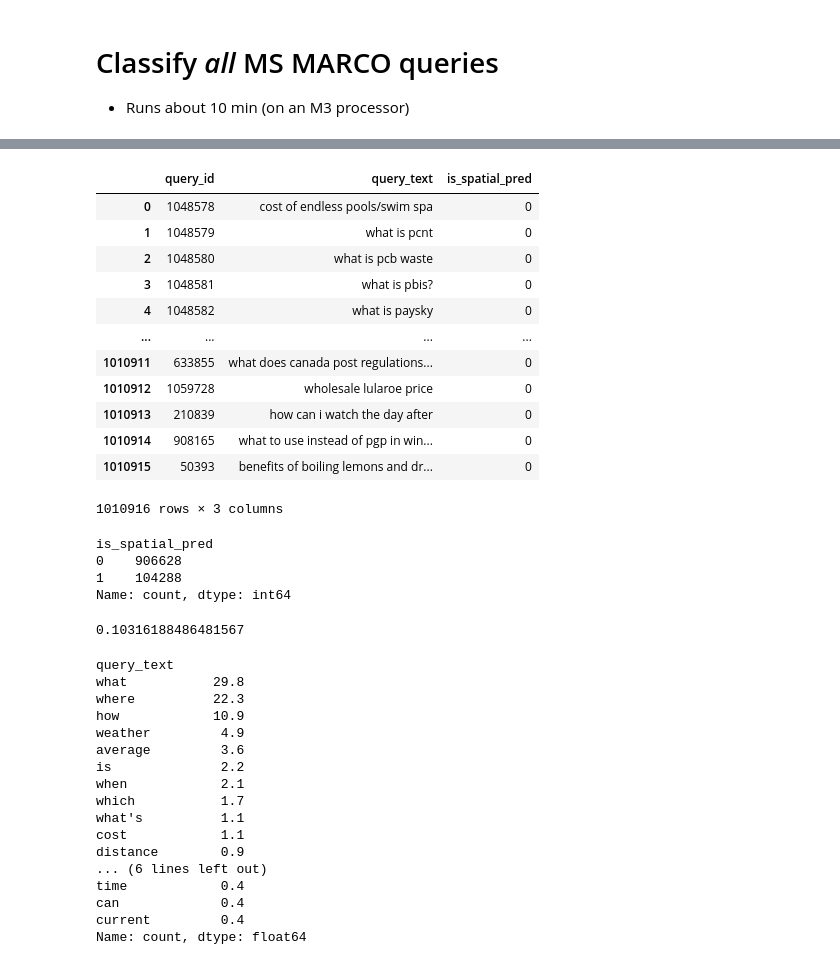
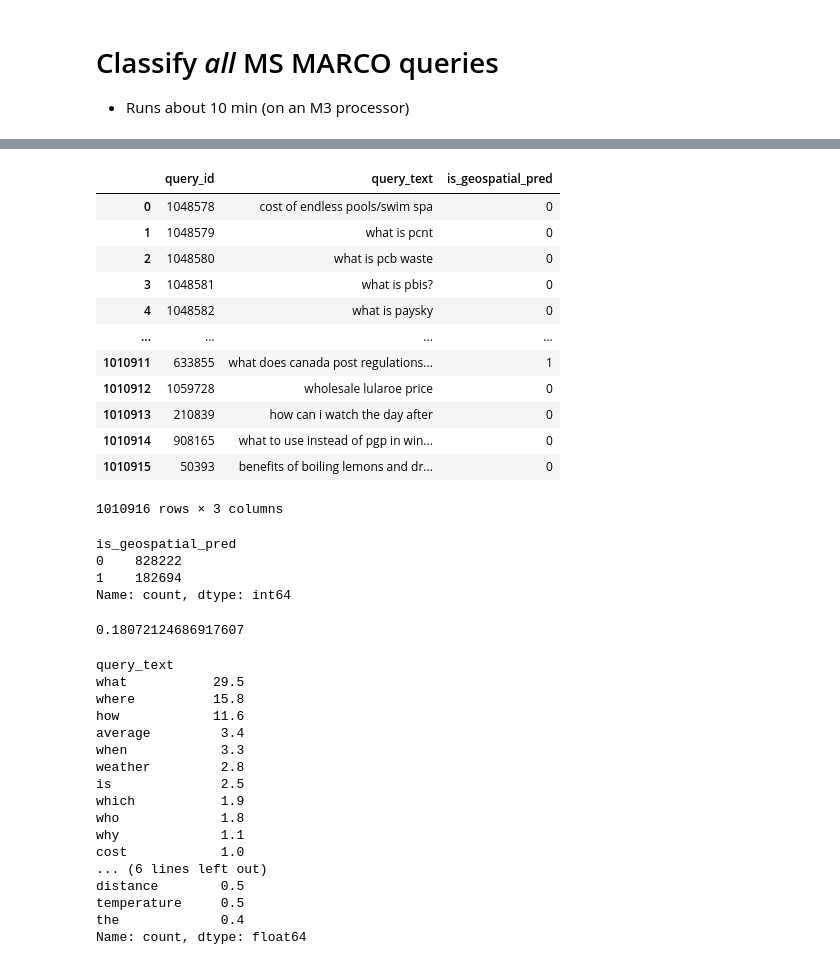
Before and after one commit to ilyankou/ms-marco-geospatial, a Jupyter notebook: 1-TrainClassifier.ipynb, the cells around one changed output, grey strips where cells are left out. Saved outputs shown, nothing was run; the diff lists cells and outputs as text; code cells hidden in the pictures.

```diff
--- a/1-TrainClassifier.ipynb
+++ b/1-TrainClassifier.ipynb
@@ -422,56 +458,56 @@ queries.to_csv('output/queries-classified.csv.zip', index=False)
 # %%
-final = pd.read_csv('output/queries-classified.csv.zip')
+final = pd.read_csv('output/queries-classified.20260430.csv.zip')
 final
 # %% [output]
-|  | query_id | query_text | is_spatial_pred |
+|  | query_id | query_text | is_geospatial_pred |
 | 0 | 1048578 | cost of endless pools/swim spa | 0 |
 | 1 | 1048579 | what is pcnt | 0 |
 | 2 | 1048580 | what is pcb waste | 0 |
 | 3 | 1048581 | what is pbis? | 0 |
 | 4 | 1048582 | what is paysky | 0 |
 | ... | ... | ... | ... |
-| 1010911 | 633855 | what does canada post regulations... | 0 |
+| 1010911 | 633855 | what does canada post regulations... | 1 |
 | 1010912 | 1059728 | wholesale lularoe price | 0 |
 | 1010913 | 210839 | how can i watch the day after | 0 |
 | 1010914 | 908165 | what to use instead of pgp in win... | 0 |
 | 1010915 | 50393 | benefits of boiling lemons and dr... | 0 |
 1010916 rows × 3 columns
 # %%
-final.is_spatial_pred.value_counts()
+final.is_geospatial_pred.value_counts()
 # %% [output]
-is_spatial_pred
-0    906628
-1    104288
+is_geospatial_pred
+0    828222
+1    182694
 Name: count, dtype: int64
 # %%
-final.is_spatial_pred.eq(1).mean()
+final.is_geospatial_pred.eq(1).mean()
 # %% [output]
-0.10316188486481567
+0.18072124686917607
 # %%
 # What is the most common first word in spatial queries?
-top_20_spatial = (final[final.is_spatial_pred.eq(1)].query_text.str.split(' ').str[0].str.lower().value_counts()
-    / final.is_spatial_pred.eq(1).sum()
+top_20_spatial = (final[final.is_geospatial_pred.eq(1)].query_text.str.split(' ').str[0].str.lower().value_counts()
+    / final.is_geospatial_pred.eq(1).sum()
      * 100
 ).head(20).round(1)
 
 top_20_spatial
 # %% [output]
 query_text
-what           29.8
-where          22.3
-how            10.9
-weather         4.9
-average         3.6
-is              2.2
-when            2.1
-which           1.7
-what's          1.1
-cost            1.1
-distance        0.9
+what           29.5
+where          15.8
+how            11.6
+average         3.4
+when            3.3
+weather         2.8
+is              2.5
+which           1.9
+who             1.8
+why             1.1
+cost            1.0
 ... (6 lines left out)
-time            0.4
-can             0.4
-current         0.4
+distance        0.5
+temperature     0.5
+the             0.4
 Name: count, dtype: float64
 # %%
 # What about non-spatial queries?
```
Also changed, not shown: parts of 29 cells of this notebook, 10 other files.
